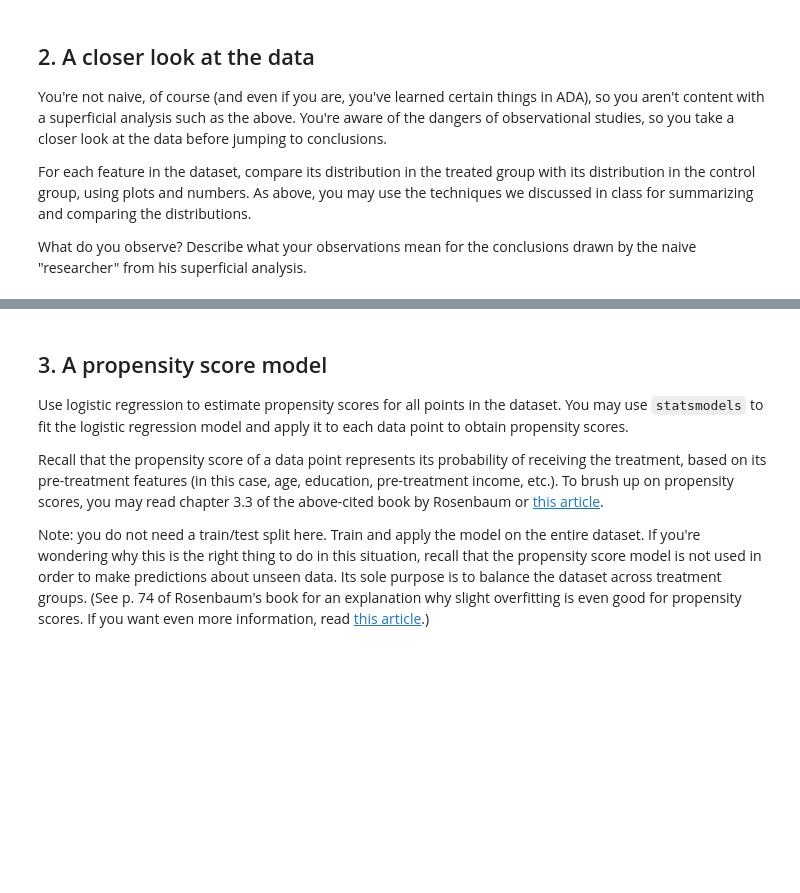
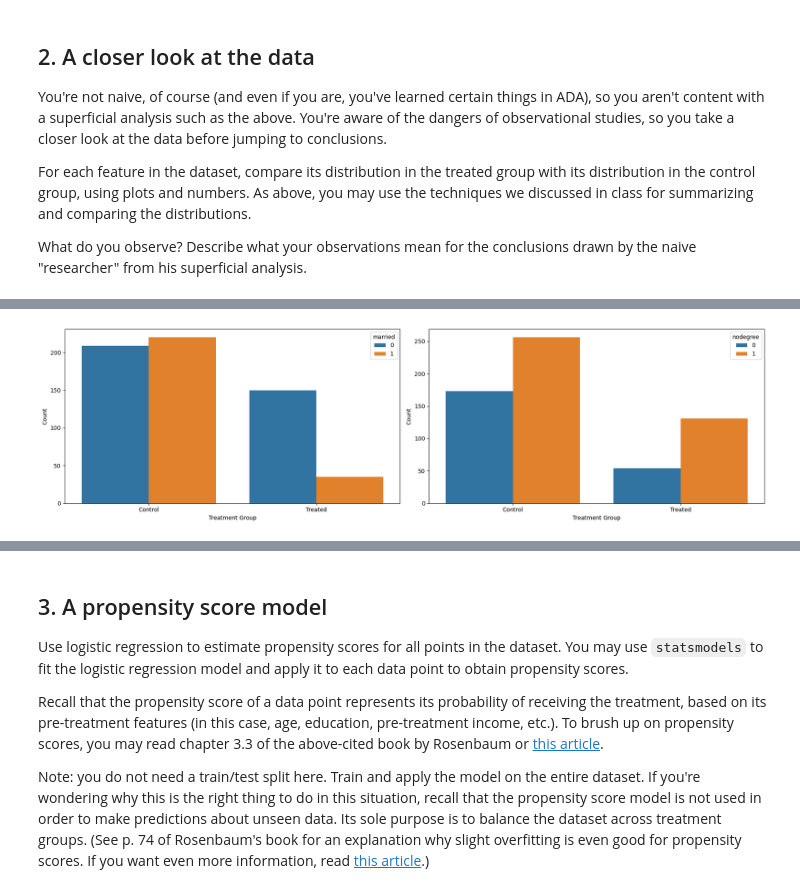
Before and after one commit to BaptisteCarmier/ADA--2024, a Jupyter notebook: Exercises/05 - Causal analysis of observational data/Observational studies exercise.ipynb, the cells around one changed output, grey strips where cells are left out. Cells and saved outputs as stored; diff of their text form; code cells hidden in the pictures; blank space fills up the shorter version.

```diff
--- a/Exercises/05 - Causal analysis of observational data/Observational studies exercise.ipynb
+++ b/Exercises/05 - Causal analysis of observational data/Observational studies exercise.ipynb
@@ -73,0 +151,26 @@ Describe what your observations mean for the conclusions drawn by the naive "res
+# %%
+group_married = df.groupby(['treat', 'married'])['married'].count()
+group_married = group_married.unstack()
+group_married = group_married.reset_index().melt(id_vars='treat', var_name='married', value_name='count')
+
+group_nodegree = df.groupby(['treat','nodegree'])['nodegree'].count()
+group_nodegree = group_nodegree.unstack()
+group_nodegree = group_nodegree.reset_index().melt(id_vars='treat', var_name='nodegree', value_name='count')
+
+
+fig, axs = plt.subplots(1, 2, figsize=(18, 5))
+
+sns.barplot(data = group_married, x='treat', y = 'count', hue ='married', ax = axs[0])
+axs[0].set_xticks([0, 1], ['Control', 'Treated'])
+axs[0].set_xlabel('Treatment Group')
+axs[0].set_ylabel('Count')
+
+sns.barplot(data = group_nodegree, x='treat', y = 'count', hue ='nodegree', ax = axs[1])
+axs[1].set_xticks([0, 1], ['Control', 'Treated'])
+axs[1].set_xlabel('Treatment Group')
+axs[1].set_ylabel('Count')
+
+plt.tight_layout()
+plt.show()
+# %% [output]
+[figure, added]
```
Also changed, not shown: parts of 11 cells of this notebook, 1 other file.
